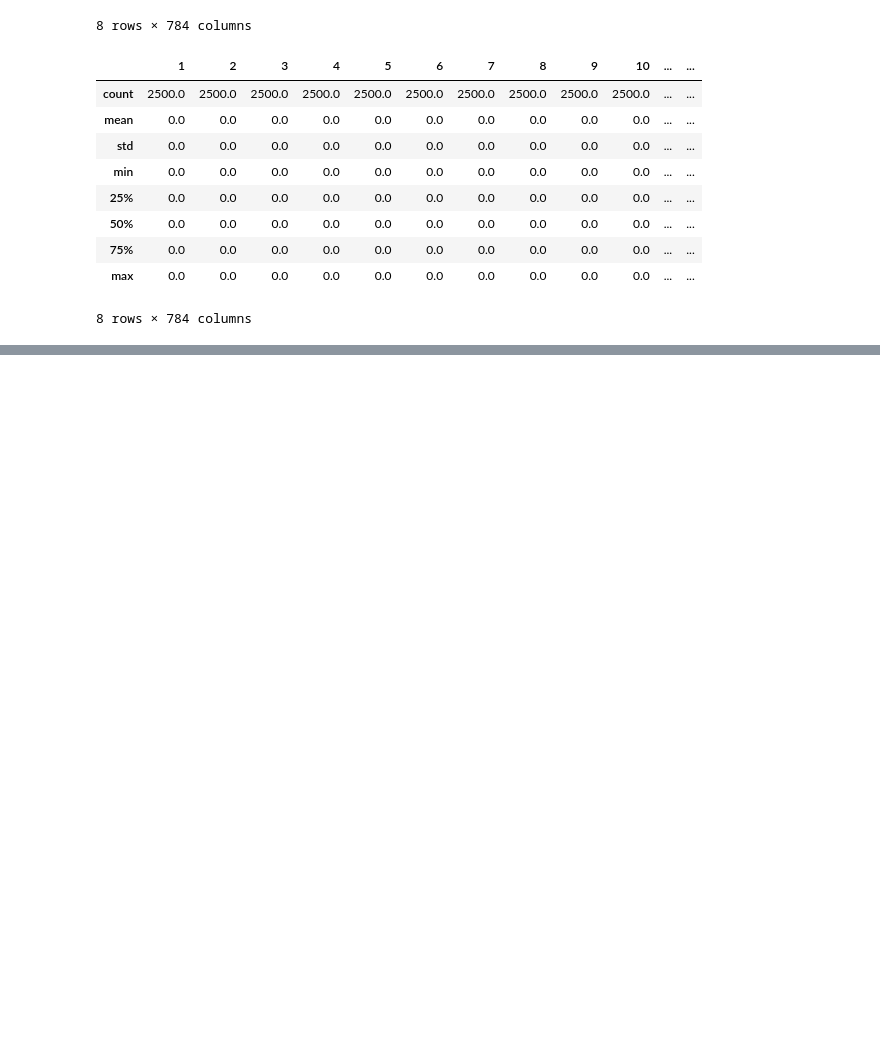
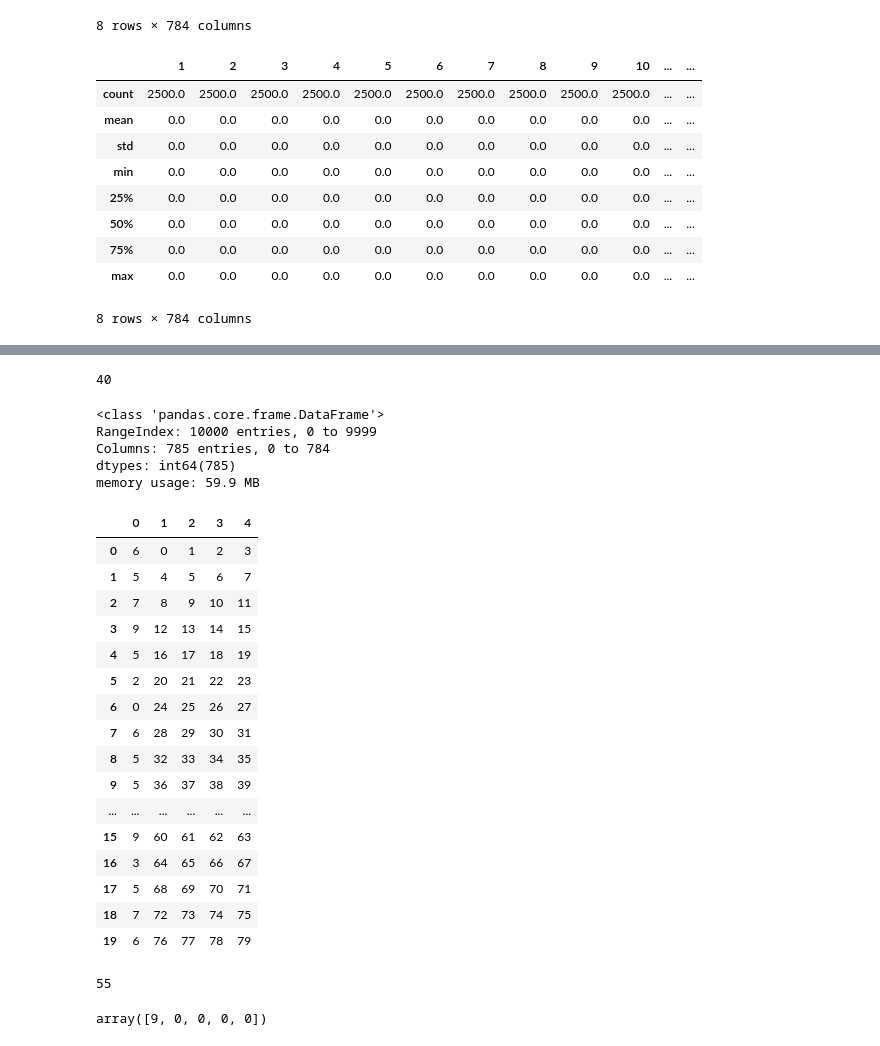
Before and after one commit to frolovconst/crash_course, a Jupyter notebook: multiclass_clf/multiclass.ipynb, the cells around one changed output, grey strips where cells are left out. Saved outputs shown, nothing was run; the diff lists cells and outputs as text; code cells hidden in the pictures; blank space fills up the shorter version.

```diff
--- a/multiclass_clf/multiclass.ipynb
+++ b/multiclass_clf/multiclass.ipynb
@@ -300,0 +419,2 @@ def train_linear_classification_model(
+# %%
+pd.options.display.max_rows=50
@@ -300,0 +436,36 @@ def train_linear_classification_model(
+# %%
+a=50000000000000000000000000000
+# %% [output]
+40
+# %%
+mnist_dataframe.info()
+# %% [output]
+<class 'pandas.core.frame.DataFrame'>
+RangeIndex: 10000 entries, 0 to 9999
+Columns: 785 entries, 0 to 784
+dtypes: int64(785)
+memory usage: 59.9 MB
+# %%
+mnist_slice = mnist_dataframe.head(20)[np.arange(5)].copy()
+# %%
+mnist_slice[np.arange(1,5)] = np.arange(4*20).reshape(20,4)
+# %%
+mnist_slice
+# %% [output]
+|  | 0 | 1 | 2 | 3 | 4 |
+| 0 | 6 | 0 | 1 | 2 | 3 |
+| 1 | 5 | 4 | 5 | 6 | 7 |
+| 2 | 7 | 8 | 9 | 10 | 11 |
+| 3 | 9 | 12 | 13 | 14 | 15 |
+| 4 | 5 | 16 | 17 | 18 | 19 |
+| 5 | 2 | 20 | 21 | 22 | 23 |
+| 6 | 0 | 24 | 25 | 26 | 27 |
+| 7 | 6 | 28 | 29 | 30 | 31 |
+| 8 | 5 | 32 | 33 | 34 | 35 |
+| 9 | 5 | 36 | 37 | 38 | 39 |
+| ... | ... | ... | ... | ... | ... |
+| 15 | 9 | 60 | 61 | 62 | 63 |
+| 16 | 3 | 64 | 65 | 66 | 67 |
+| 17 | 5 | 68 | 69 | 70 | 71 |
+| 18 | 7 | 72 | 73 | 74 | 75 |
+| 19 | 6 | 76 | 77 | 78 | 79 |
@@ -300,0 +479,17 @@ def train_linear_classification_model(
+# %%
+maxim = 75
+for j in range(10):
+    with tf.Session() as sess:
+        for i in range(20):
+            rows_print = sess.run(rows)
+#             print(rows_print)
+        maxim_c = rows_print[-1]
+        if maxim_c < maxim:
+            maxim = maxim_c
+print(maxim)
+# %% [output]
+55
+# %%
+rows_print
+# %% [output]
+array([9, 0, 0, 0, 0])
```
Also changed, not shown: parts of 20 cells of this notebook, 1 other file.
